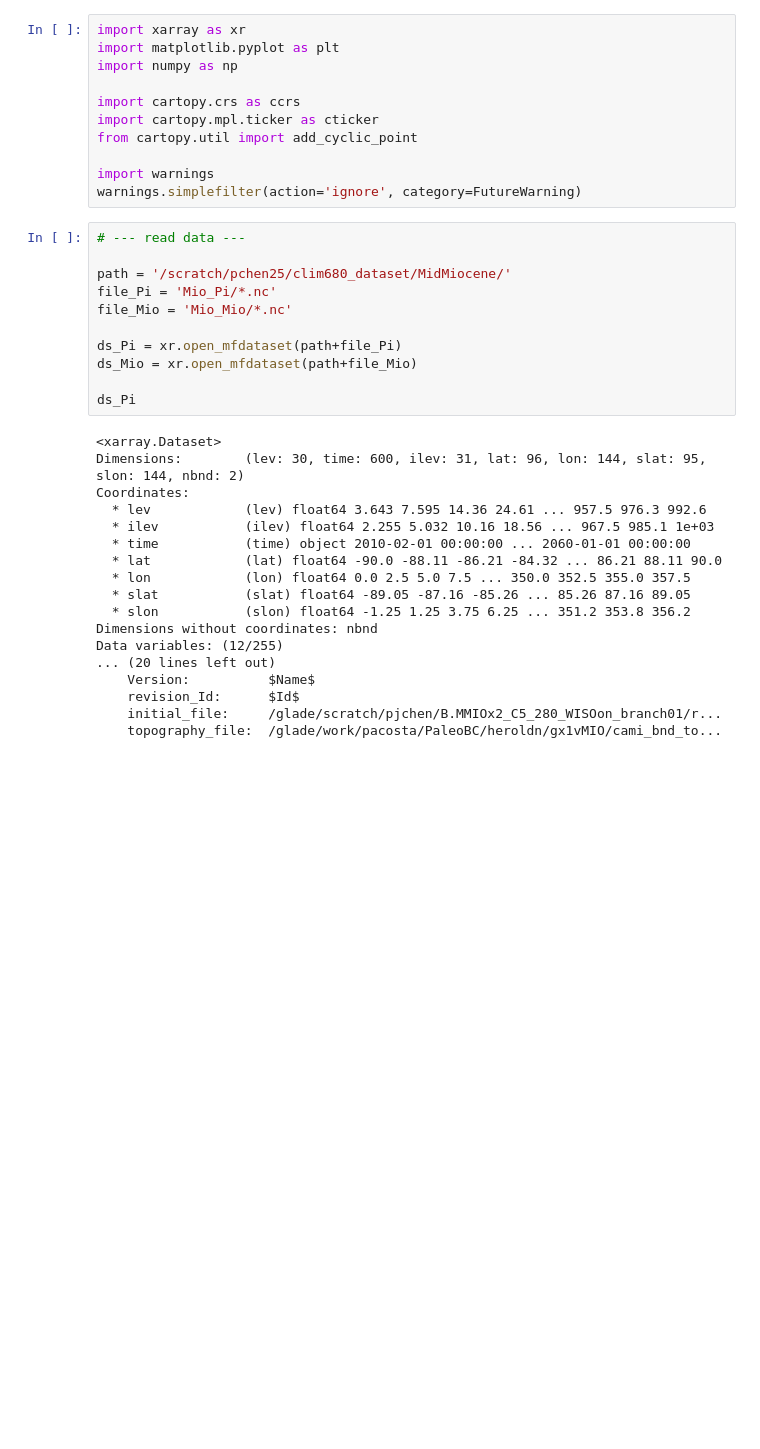
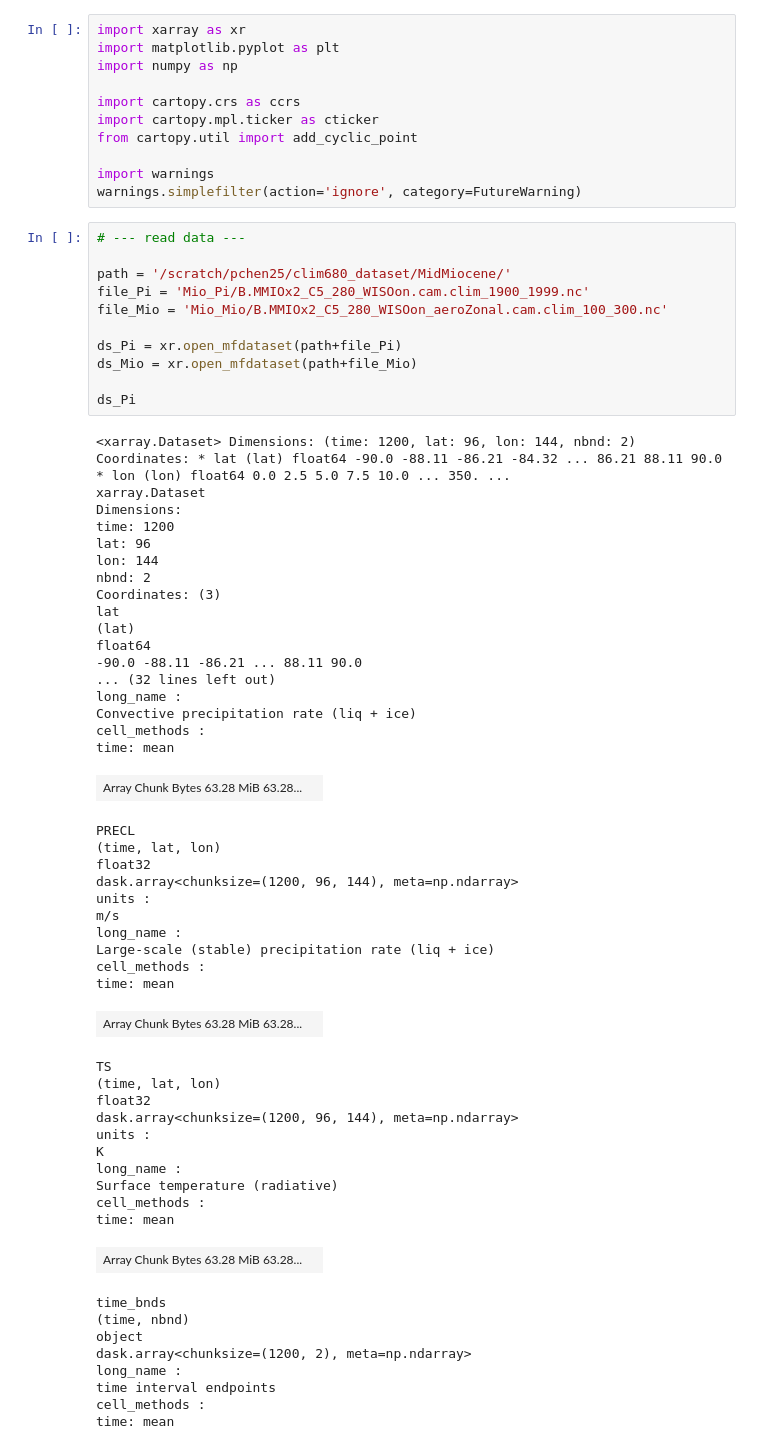
Before and after one commit to ChenPoJu/clim680, a Jupyter notebook: Assignment3/plot_3_composite.ipynb, the cells around one changed output. Cells and saved outputs as stored; diff of their text form; blank space fills up the shorter version.

```diff
--- a/Assignment3/plot_3_composite.ipynb
+++ b/Assignment3/plot_3_composite.ipynb
@@ -12,29 +12,60 @@ warnings.simplefilter(action='ignore', category=FutureWarning)
 # %%
 # --- read data ---
 
 path = '/scratch/pchen25/clim680_dataset/MidMiocene/'
-file_Pi = 'Mio_Pi/*.nc'
-file_Mio = 'Mio_Mio/*.nc'
+file_Pi = 'Mio_Pi/B.MMIOx2_C5_280_WISOon.cam.clim_1900_1999.nc'
+file_Mio = 'Mio_Mio/B.MMIOx2_C5_280_WISOon_aeroZonal.cam.clim_100_300.nc'
 
 ds_Pi = xr.open_mfdataset(path+file_Pi)
 ds_Mio = xr.open_mfdataset(path+file_Mio)
 
 ds_Pi
 # %% [output]
-<xarray.Dataset>
-Dimensions:        (lev: 30, time: 600, ilev: 31, lat: 96, lon: 144, slat: 95, slon: 144, nbnd: 2)
-Coordinates:
-  * lev            (lev) float64 3.643 7.595 14.36 24.61 ... 957.5 976.3 992.6
-  * ilev           (ilev) float64 2.255 5.032 10.16 18.56 ... 967.5 985.1 1e+03
-  * time           (time) object 2010-02-01 00:00:00 ... 2060-01-01 00:00:00
-  * lat            (lat) float64 -90.0 -88.11 -86.21 -84.32 ... 86.21 88.11 90.0
-  * lon            (lon) float64 0.0 2.5 5.0 7.5 ... 350.0 352.5 355.0 357.5
-  * slat           (slat) float64 -89.05 -87.16 -85.26 ... 85.26 87.16 89.05
-  * slon           (slon) float64 -1.25 1.25 3.75 6.25 ... 351.2 353.8 356.2
-Dimensions without coordinates: nbnd
-Data variables: (12/255)
-... (20 lines left out)
-    Version:          $Name$
-    revision_Id:      $Id$
-    initial_file:     /glade/scratch/pjchen/B.MMIOx2_C5_280_WISOon_branch01/r...
-    topography_file:  /glade/work/pacosta/PaleoBC/heroldn/gx1vMIO/cami_bnd_to...
+<xarray.Dataset> Dimensions: (time: 1200, lat: 96, lon: 144, nbnd: 2) Coordinates: * lat (lat) float64 -90.0 -88.11 -86.21 -84.32 ... 86.21 88.11 90.0 * lon (lon) float64 0.0 2.5 5.0 7.5 10.0 ... 350. ...
+xarray.Dataset
+Dimensions:
+time: 1200
+lat: 96
+lon: 144
+nbnd: 2
+Coordinates: (3)
+lat
+(lat)
+float64
+-90.0 -88.11 -86.21 ... 88.11 90.0
+... (32 lines left out)
+long_name :
+Convective precipitation rate (liq + ice)
+cell_methods :
+time: mean
+| Array Chunk Bytes 63.28 MiB 63.28... |  |
+PRECL
+(time, lat, lon)
+float32
+dask.array<chunksize=(1200, 96, 144), meta=np.ndarray>
+units :
+m/s
+long_name :
+Large-scale (stable) precipitation rate (liq + ice)
+cell_methods :
+time: mean
+| Array Chunk Bytes 63.28 MiB 63.28... |  |
+TS
+(time, lat, lon)
+float32
+dask.array<chunksize=(1200, 96, 144), meta=np.ndarray>
+units :
+K
+long_name :
+Surface temperature (radiative)
+cell_methods :
+time: mean
+| Array Chunk Bytes 63.28 MiB 63.28... |  |
+time_bnds
+(time, nbnd)
+object
+dask.array<chunksize=(1200, 2), meta=np.ndarray>
+long_name :
+time interval endpoints
+cell_methods :
+time: mean
```
Also changed, not shown: parts of 12 cells of this notebook.
